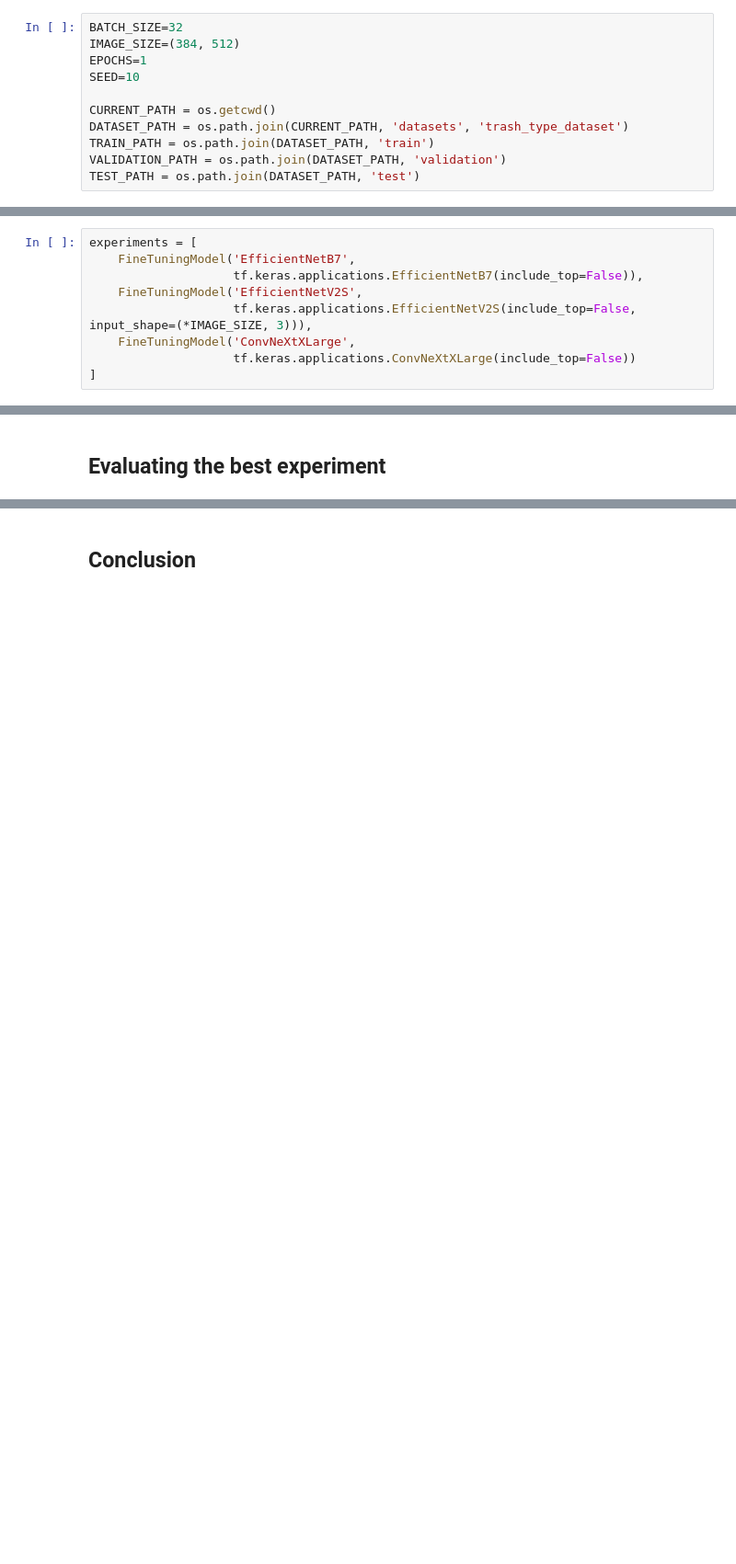
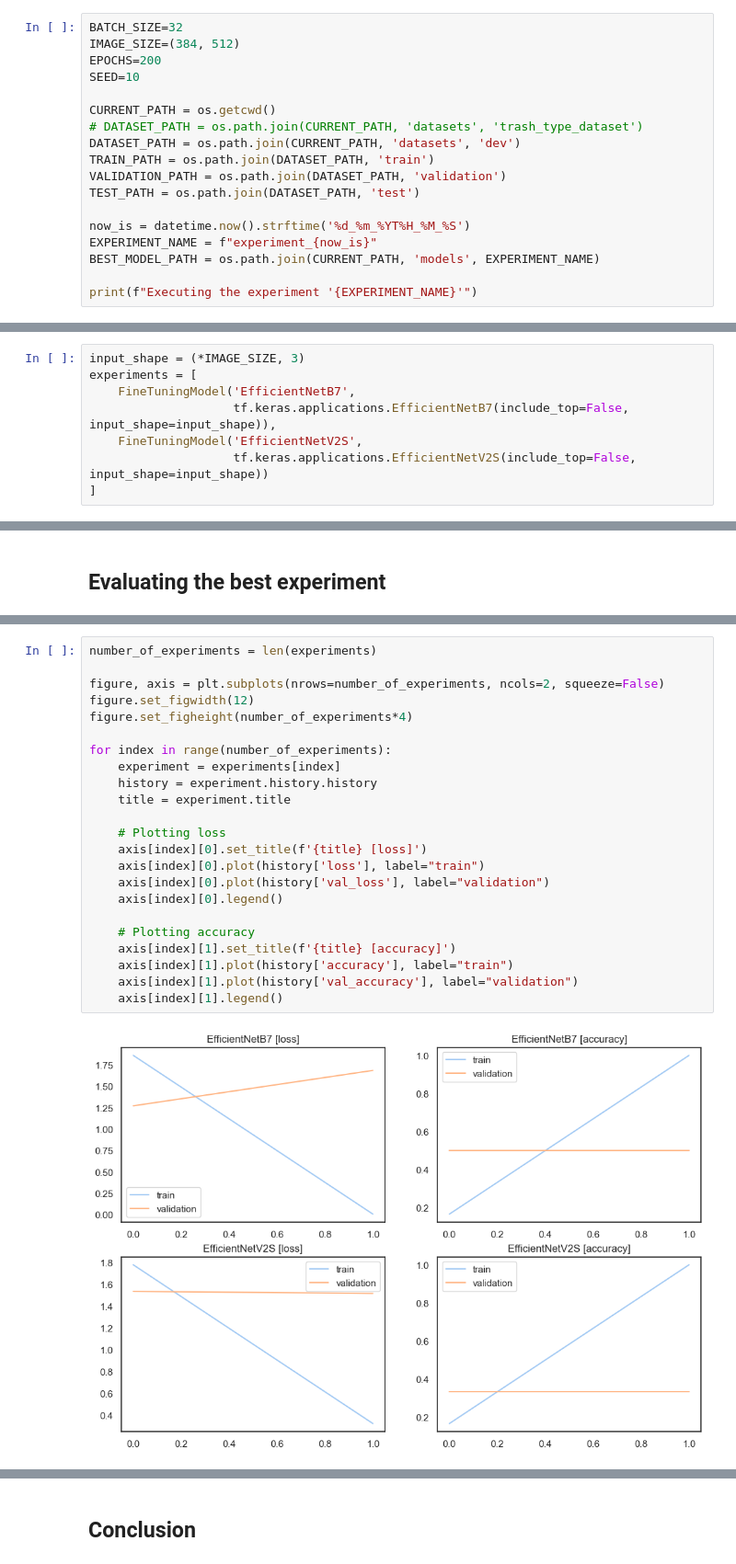
Before and after one commit to gabrielSantosLima/fine-tuning-cnns-example, a Jupyter notebook: 01_Experiment_Fine_Tuning_CNN.ipynb, the cells around one changed output, grey strips where cells are left out. Shown: that part at 92% size. Cells and saved outputs as stored; diff of their text form; blank space fills up the shorter version.

Commit message:
feat(experiment): add experiment evaluating

```diff
--- a/01_Experiment_Fine_Tuning_CNN.ipynb
+++ b/01_Experiment_Fine_Tuning_CNN.ipynb
@@ -27,11 +29,18 @@ from datetime import datetime
 # %%
 BATCH_SIZE=32
 IMAGE_SIZE=(384, 512)
-EPOCHS=1
+EPOCHS=200
 SEED=10
 
 CURRENT_PATH = os.getcwd()
-DATASET_PATH = os.path.join(CURRENT_PATH, 'datasets', 'trash_type_dataset')
+# DATASET_PATH = os.path.join(CURRENT_PATH, 'datasets', 'trash_type_dataset')
+DATASET_PATH = os.path.join(CURRENT_PATH, 'datasets', 'dev')
 TRAIN_PATH = os.path.join(DATASET_PATH, 'train')
 VALIDATION_PATH = os.path.join(DATASET_PATH, 'validation')
 TEST_PATH = os.path.join(DATASET_PATH, 'test')
+
+now_is = datetime.now().strftime('%d_%m_%YT%H_%M_%S')
+EXPERIMENT_NAME = f"experiment_{now_is}"
+BEST_MODEL_PATH = os.path.join(CURRENT_PATH, 'models', EXPERIMENT_NAME)
+
+print(f"Executing the experiment '{EXPERIMENT_NAME}'")
@@ -170,13 +201,12 @@ class FineTuningModel:
 # %% [markdown]
 Defining the experiments
 # %%
+input_shape = (*IMAGE_SIZE, 3)
 experiments = [
     FineTuningModel('EfficientNetB7',
-                    tf.keras.applications.EfficientNetB7(include_top=False)),
+                    tf.keras.applications.EfficientNetB7(include_top=False, input_shape=input_shape)),
     FineTuningModel('EfficientNetV2S',
-                    tf.keras.applications.EfficientNetV2S(include_top=False, input_shape=(*IMAGE_SIZE, 3))),
-    FineTuningModel('ConvNeXtXLarge',
-                    tf.keras.applications.ConvNeXtXLarge(include_top=False))
+                    tf.keras.applications.EfficientNetV2S(include_top=False, input_shape=input_shape))
 ]
 # %% [markdown]
 ## Training
@@ -189,0 +226,25 @@ for experiment in experiments:
+# %%
+number_of_experiments = len(experiments)
+
+figure, axis = plt.subplots(nrows=number_of_experiments, ncols=2, squeeze=False)
+figure.set_figwidth(12)
+figure.set_figheight(number_of_experiments*4)
+
+for index in range(number_of_experiments):
+    experiment = experiments[index]
+    history = experiment.history.history
+    title = experiment.title
+
+    # Plotting loss
+    axis[index][0].set_title(f'{title} [loss]')
+    axis[index][0].plot(history['loss'], label="train")
+    axis[index][0].plot(history['val_loss'], label="validation")
+    axis[index][0].legend()
+
+    # Plotting accuracy
+    axis[index][1].set_title(f'{title} [accuracy]')
+    axis[index][1].plot(history['accuracy'], label="train")
+    axis[index][1].plot(history['val_accuracy'], label="validation")
+    axis[index][1].legend()
+# %% [output]
+[figure, added]
```
Also changed, not shown: parts of 20 cells of this notebook, 2 other files.
